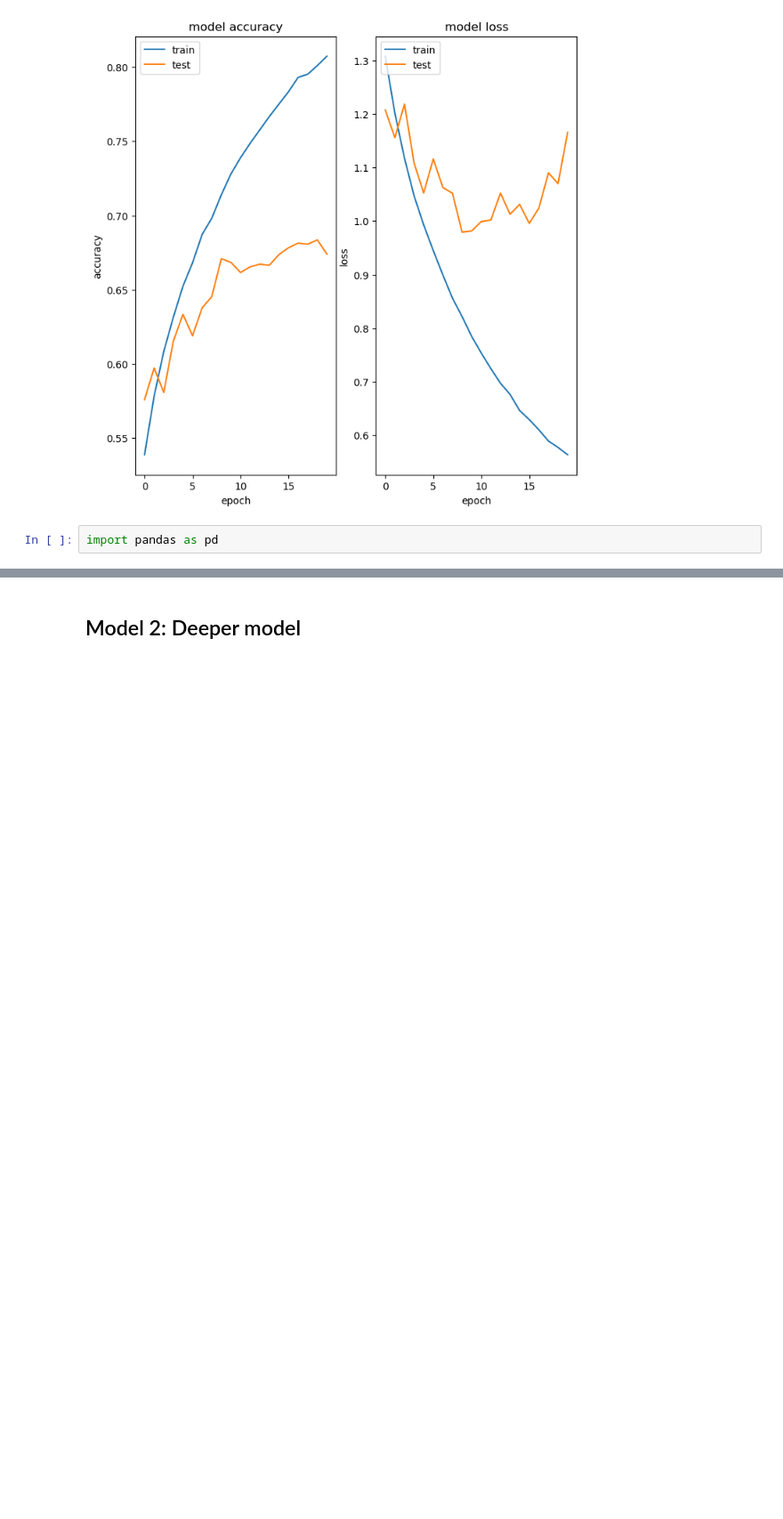
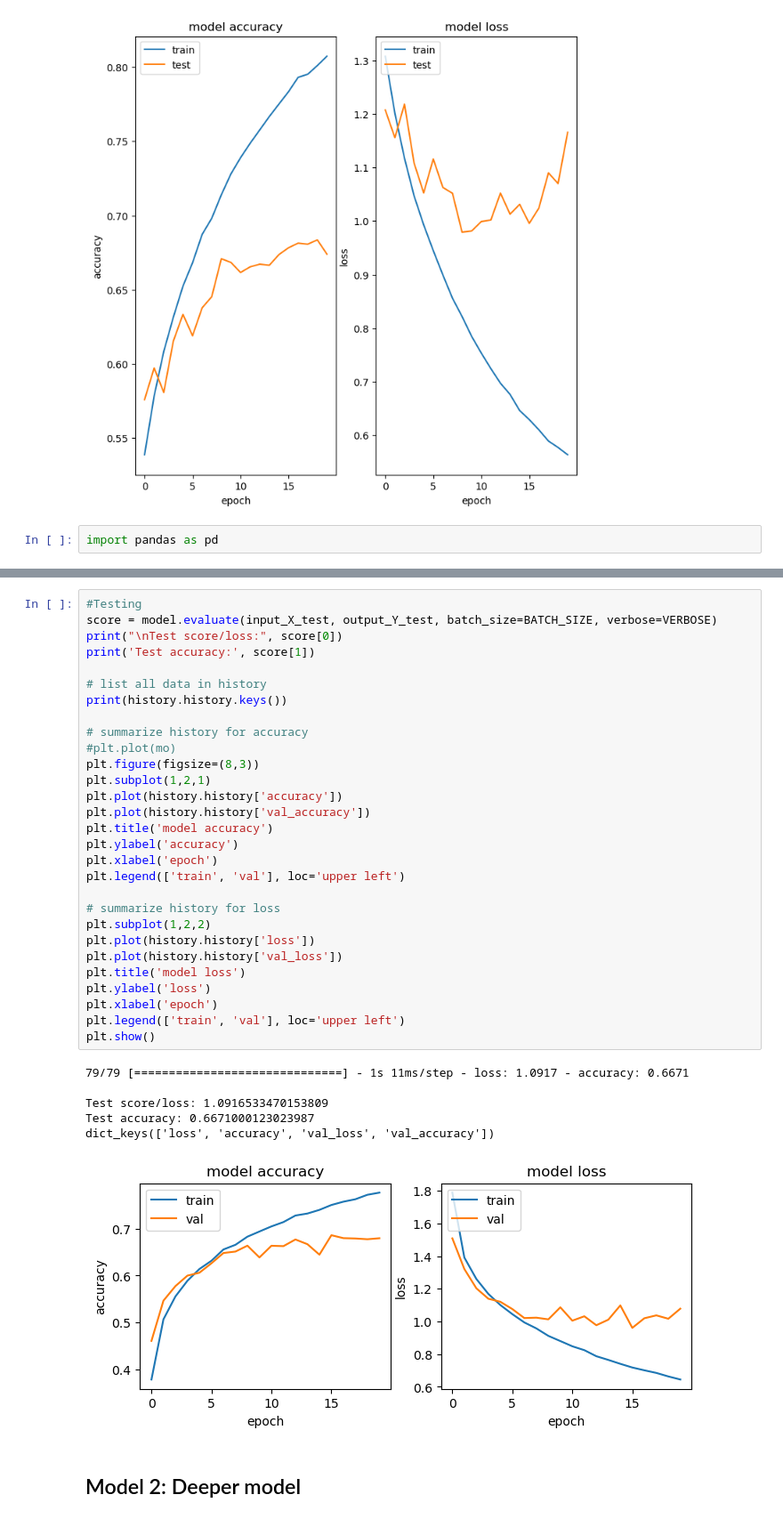
Before and after one commit to mm849/Computer-Vision-Classification, a Jupyter notebook: notebooks/trial2.ipynb, the cells around one changed output, grey strips where cells are left out. Shown at 89% size. Drawn from its saved outputs; the diff is of its cells as text; blank space fills up the shorter version.

```diff
--- a/notebooks/trial2.ipynb
+++ b/notebooks/trial2.ipynb
@@ -328,2 +334,38 @@ result_df
+# %%
+#Testing
+score = model.evaluate(input_X_test, output_Y_test, batch_size=BATCH_SIZE, verbose=VERBOSE)
+print("\nTest score/loss:", score[0])
+print('Test accuracy:', score[1])
+
+# list all data in history
+print(history.history.keys())
+
+# summarize history for accuracy
+#plt.plot(mo)
+plt.figure(figsize=(8,3))
+plt.subplot(1,2,1)
+plt.plot(history.history['accuracy'])
+plt.plot(history.history['val_accuracy'])
+plt.title('model accuracy')
+plt.ylabel('accuracy')
+plt.xlabel('epoch')
+plt.legend(['train', 'val'], loc='upper left')
+
+# summarize history for loss
+plt.subplot(1,2,2)
+plt.plot(history.history['loss'])
+plt.plot(history.history['val_loss'])
+plt.title('model loss')
+plt.ylabel('loss')
+plt.xlabel('epoch')
+plt.legend(['train', 'val'], loc='upper left')
+plt.show()
+# %% [output]
+79/79 [==============================] - 1s 11ms/step - loss: 1.0917 - accuracy: 0.6671
+
+Test score/loss: 1.0916533470153809
+Test accuracy: 0.6671000123023987
+dict_keys(['loss', 'accuracy', 'val_loss', 'val_accuracy'])
+[figure, added]
 # %% [markdown]
 ## Model 2: Deeper model
```
Also changed, not shown: parts of 7 cells of this notebook, 2 other files.
